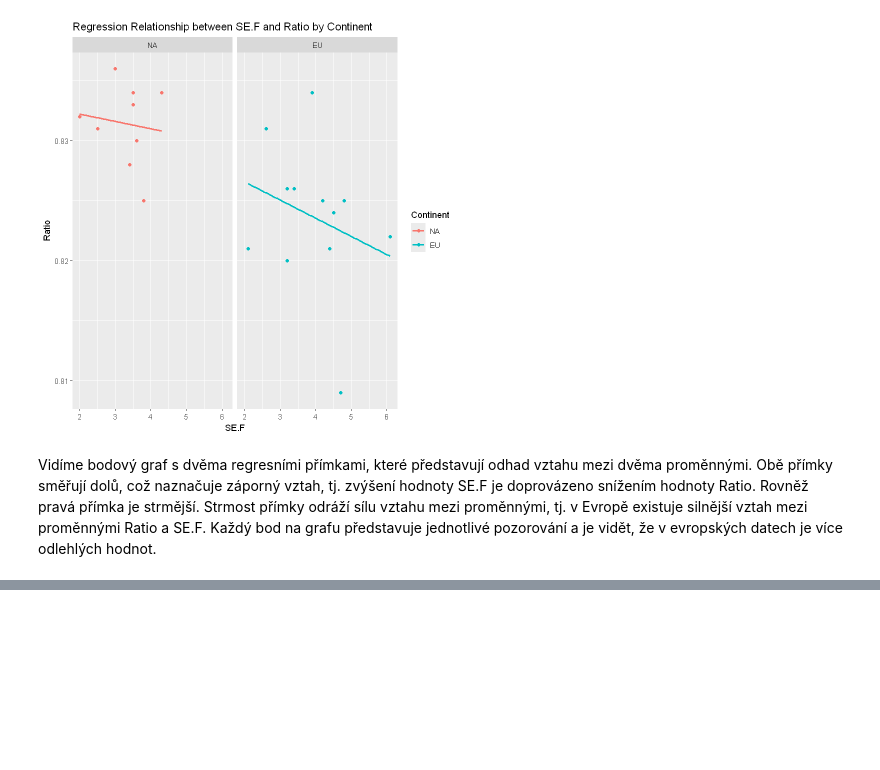
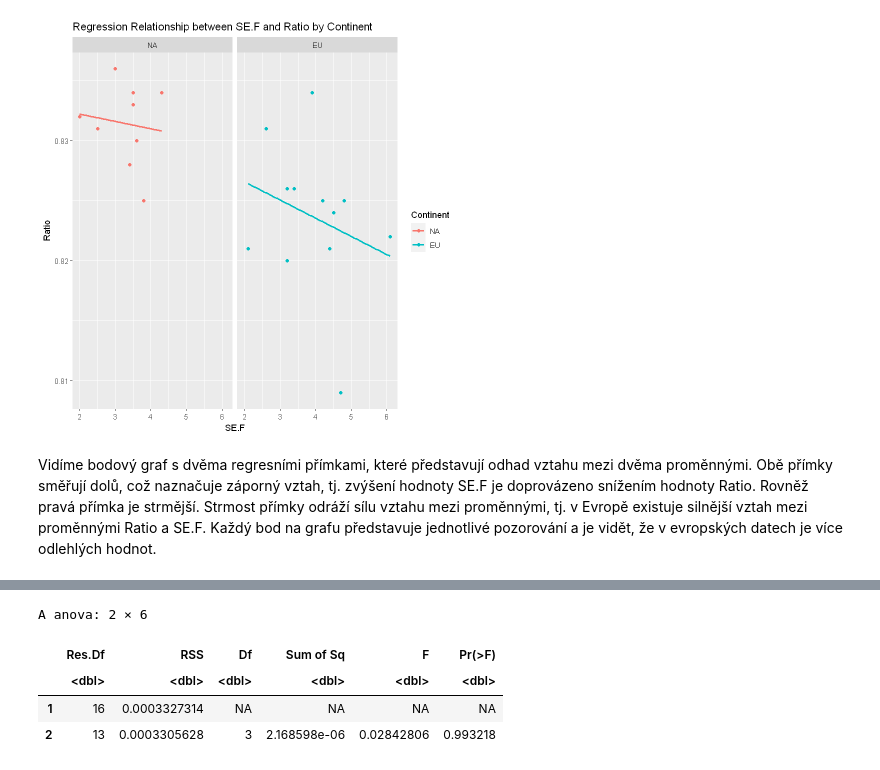
Before and after one commit to SychovaDaria/Prs, a Jupyter notebook: project 2/SP2.ipynb, the cells around one changed output, grey strips where cells are left out. Cells and saved outputs as stored; diff of their text form; code cells hidden in the pictures; blank space fills up the shorter version.

```diff
--- a/project 2/SP2.ipynb
+++ b/project 2/SP2.ipynb
@@ -357,0 +361,6 @@ Vidíme bodový graf s dvěma regresními přímkami, které představují odhad
+# %%
+# Fitování modelu s všemi regresory
+fit_all <- lm(Ratio ~ SE.F + Continent + Latitude + Females + Males + SE.M + SE.R, data = ex0918)
+
+# Sumarizace modelu
+summary(fit_all)
@@ -357,0 +480,5 @@ Vidíme bodový graf s dvěma regresními přímkami, které představují odhad
+# %%
+fit_all_bez_ser <- lm(Ratio ~ Continent + Females + Males + SE.M, data = ex0918)
+
+# Sumarizace modelu
+summary(fit_all_bez_ser)
@@ -357,0 +550,8 @@ Vidíme bodový graf s dvěma regresními přímkami, které představují odhad
+# %%
+anova(fit_all_bez_ser,fit_all)
+# %% [output]
+A anova: 2 × 6
+|  | Res.Df | RSS | Df | Sum of Sq | F | Pr(>F) |
+|  | <dbl> | <dbl> | <dbl> | <dbl> | <dbl> | <dbl> |
+| 1 | 16 | 0.0003327314 | NA | NA | NA | NA |
+| 2 | 13 | 0.0003305628 | 3 | 2.168598e-06 | 0.02842806 | 0.993218 |
```
Also changed, not shown: parts of 54 cells of this notebook.
